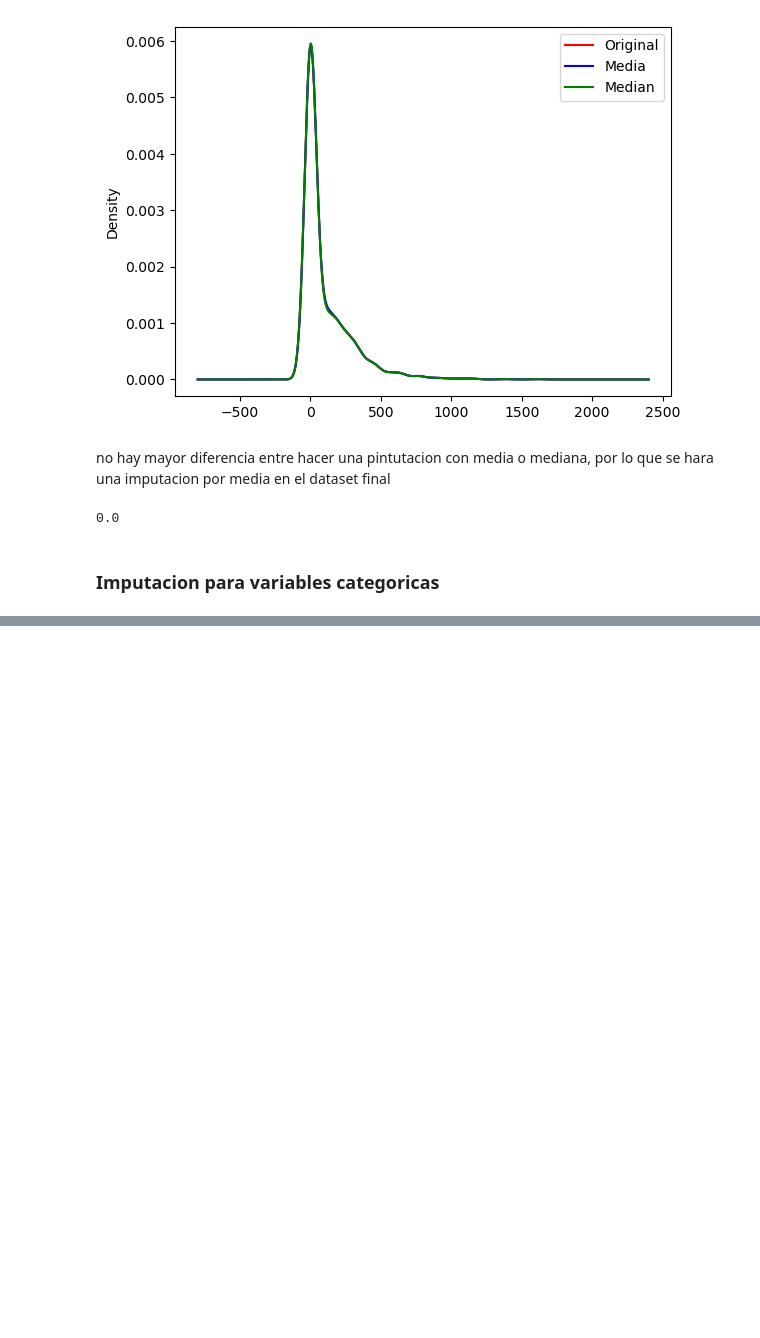
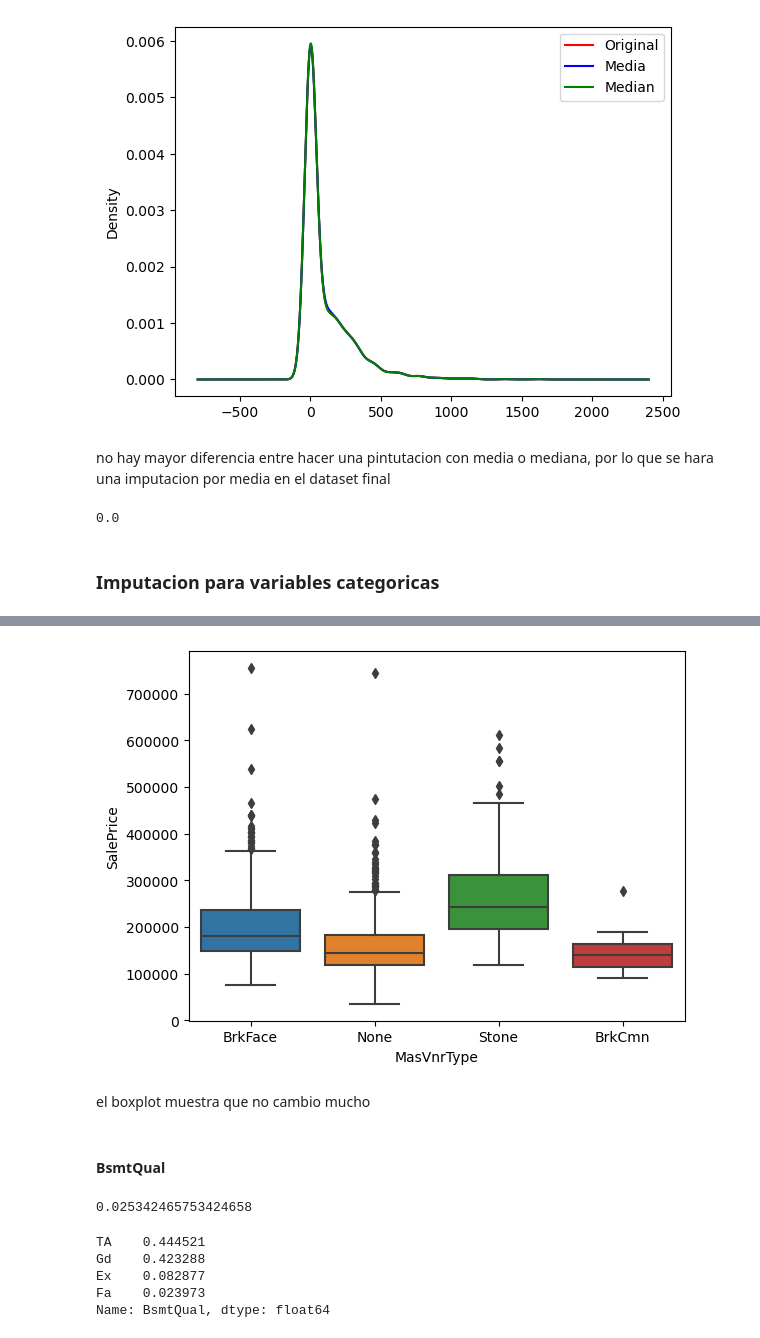
Before and after one commit to JPRodasM/Tarea1_SL, a Jupyter notebook: Tarea1_JuanPabloRodas_23007521.ipynb, the cells around one changed output, grey strips where cells are left out. Cells and saved outputs as stored; diff of their text form; code cells hidden in the pictures; blank space fills up the shorter version.

```diff
--- a/Tarea1_JuanPabloRodas_23007521.ipynb
+++ b/Tarea1_JuanPabloRodas_23007521.ipynb
@@ -23,7 +24,7 @@ len(cols_rescatables)
 # %% [output]
 70
 # %%
-dataHP_Final = dataHP[cols_rescatables]
+dataHP_Final = dataHP[cols_rescatables].copy()
 # %% [markdown]
 de las columnas rescatables cuales son las que aun tienen nulls
 # %%
@@ -96,0 +143,9 @@ dataHP_Final['MasVnrArea'].isnull().mean()
+# %%
+sns.boxplot(x=dataHP_Final[cat_varName], y = dataHP['SalePrice'])
+plt.show()
+# %% [output]
+[figure, added]
+# %% [markdown]
+el boxplot muestra que no cambio mucho
+# %% [markdown]
+#### BsmtQual
@@ -96,0 +154,12 @@ dataHP_Final['MasVnrArea'].isnull().mean()
+# %%
+dataHP[cat_varName].isnull().mean()
+# %% [output]
+0.025342465753424658
+# %%
+dataHP[cat_varName].value_counts()/len(dataHP)
+# %% [output]
+TA    0.444521
+Gd    0.423288
+Ex    0.082877
+Fa    0.023973
+Name: BsmtQual, dtype: float64
```
Also changed, not shown: parts of 37 cells of this notebook.
